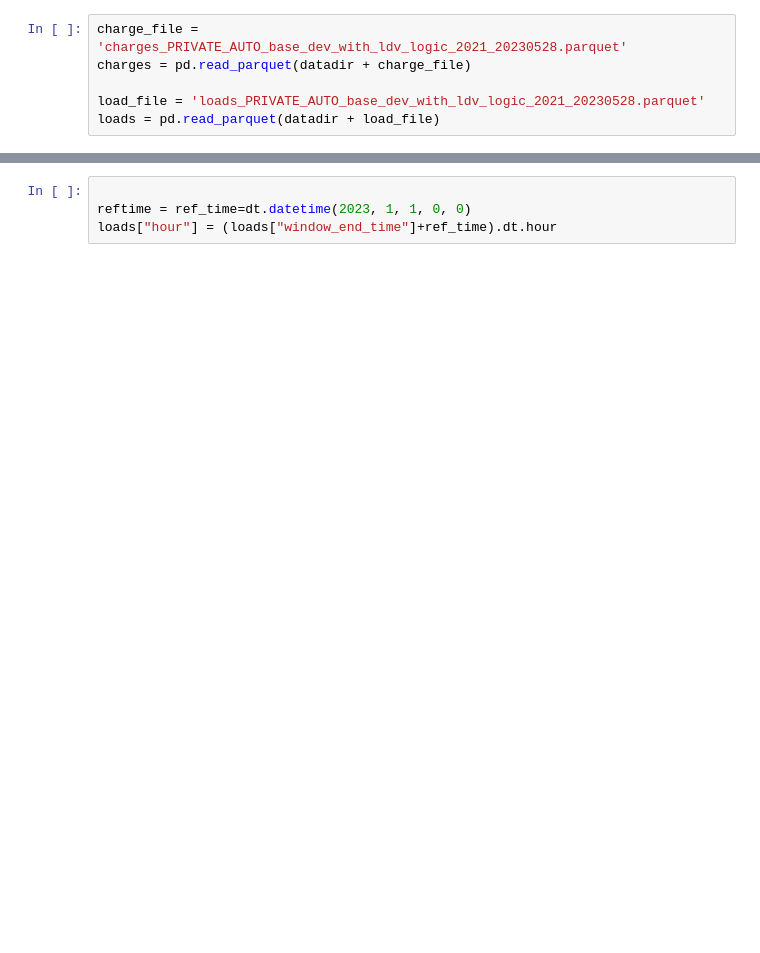
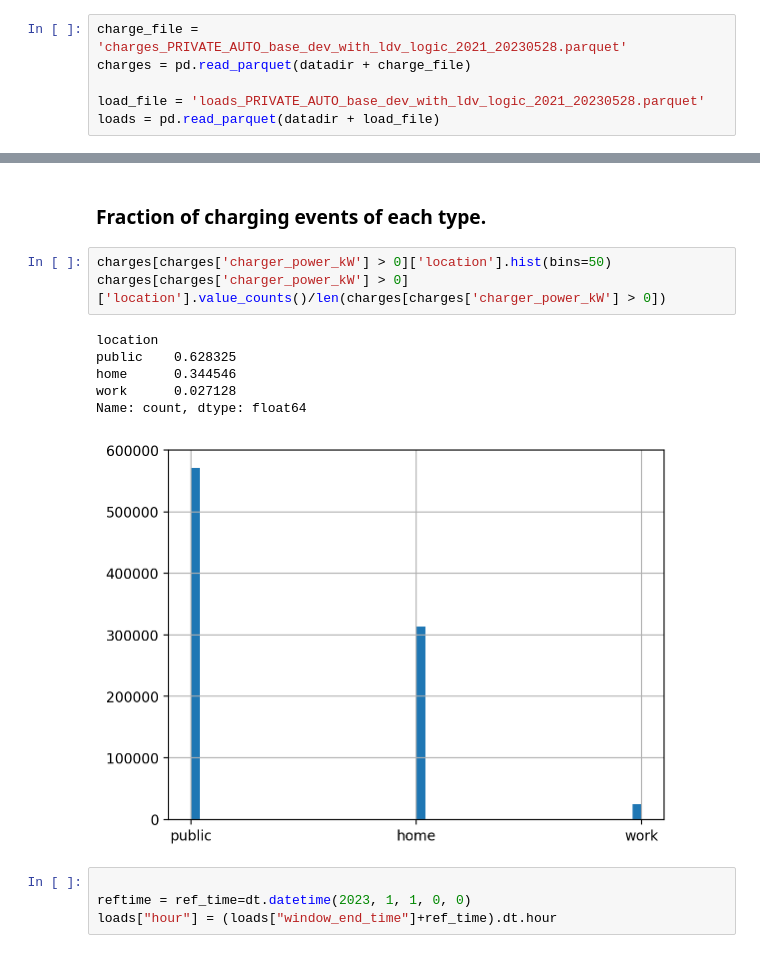
Before and after one commit to rmi-mobility-data-science/replicaEVSE, a Jupyter notebook: notebooks/5_load_curve_viz.ipynb, the cells around one changed output, grey strips where cells are left out. Saved outputs shown, nothing was run; the diff lists cells and outputs as text; blank space fills up the shorter version.

```diff
--- a/notebooks/5_load_curve_viz.ipynb
+++ b/notebooks/5_load_curve_viz.ipynb
@@ -16,3 +66,15 @@ loads = pd.read_parquet(datadir + load_file)
+# %% [markdown]
+### Fraction of charging events of each type.
+# %%
+charges[charges['charger_power_kW'] > 0]['location'].hist(bins=50)
+charges[charges['charger_power_kW'] > 0]['location'].value_counts()/len(charges[charges['charger_power_kW'] > 0])
+# %% [output]
+location
+public    0.628325
+home      0.344546
+work      0.027128
+Name: count, dtype: float64
+[figure, added]
 # %%
 
 reftime = ref_time=dt.datetime(2023, 1, 1, 0, 0)
```
Also changed, not shown: parts of 35 cells of this notebook.
